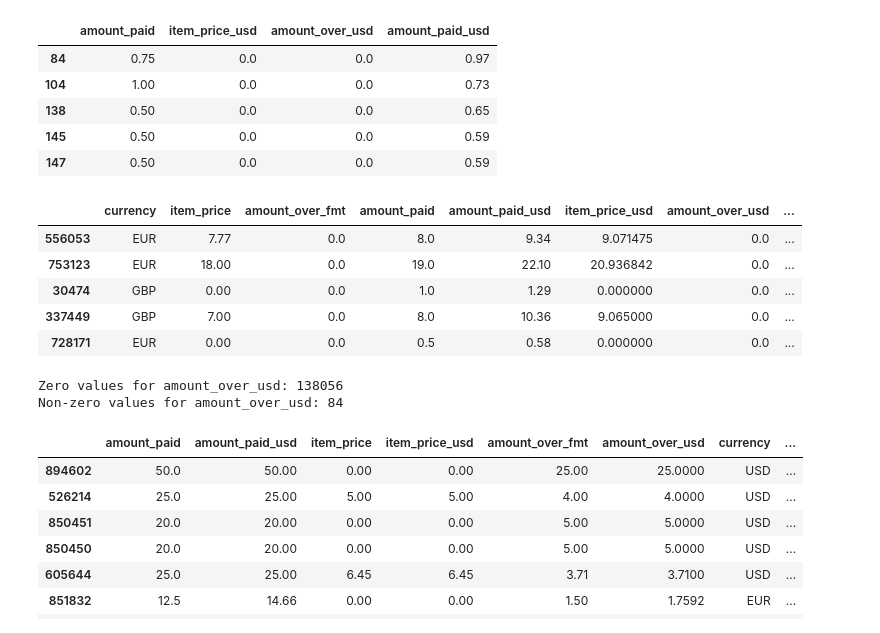
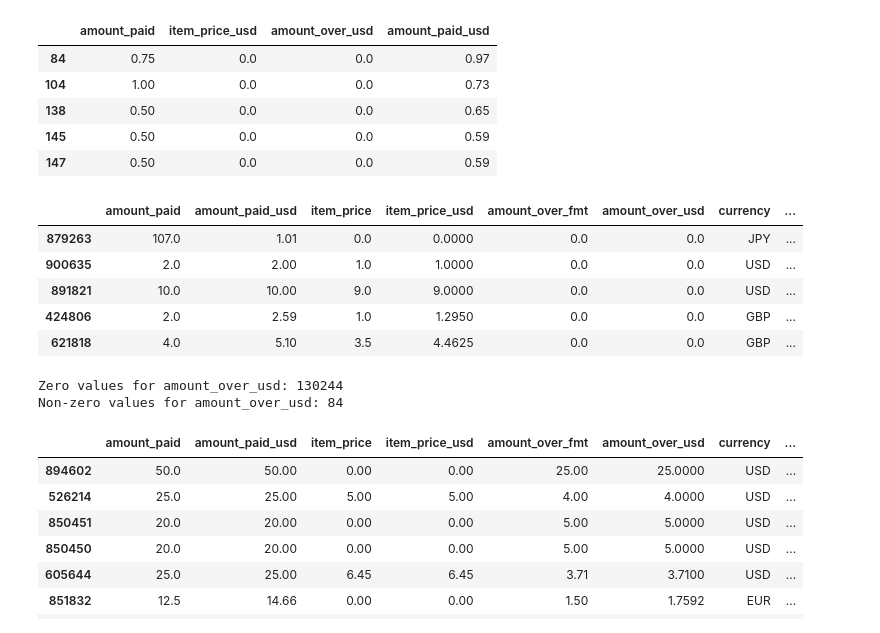
Before and after one commit to Funnear/midproject-bandcamp-insights, a Jupyter notebook: notebooks/2-1_EDA.ipynb, the cells around one changed output. Drawn from its saved outputs; the diff is of its cells as text; code cells hidden in the pictures.

Commit message:
EDA in progress. Analysing money data.

```diff
--- a/notebooks/2-1_EDA.ipynb
+++ b/notebooks/2-1_EDA.ipynb
@@ -412,7 +414,7 @@ Matching rows: 861860 / 1000000
 # verify that amount_paid = item_price + amount_over_fmt
 
 df["recomputed_paid"] = df["item_price_usd"] + df["amount_over_usd"]
-df["paid_diff"] = (df["amount_paid_usd"] - df["recomputed_paid"]).abs()
+df["paid_diff"] = (df["amount_paid_usd"] - df["recomputed_paid"])
 
 # Check how many are matching within a tolerance
 matching_rows = df["paid_diff"] < 0.05 # small rounding error allowed
@@ -471,14 +473,14 @@ mismatch_df[mismatch_df["amount_paid_usd"] < 1.0][["amount_paid", "item_price_us
 | 147 | 0.50 | 0.0 | 0.0 | 0.59 |
 # %%
 # Compare full rows to see examples of what’s wrong
-mismatch_df[["currency", "item_price", "amount_over_fmt", "amount_paid", "amount_paid_usd", "item_price_usd", "amount_over_usd", "recomputed_paid", "paid_diff"]].sample(5)
+mismatch_df[columns_money].sample(5)
 # %% [output]
-|  | currency | item_price | amount_over_fmt | amount_paid | amount_paid_usd | item_price_usd | amount_over_usd | ... |
-| 556053 | EUR | 7.77 | 0.0 | 8.0 | 9.34 | 9.071475 | 0.0 | ... |
-| 753123 | EUR | 18.00 | 0.0 | 19.0 | 22.10 | 20.936842 | 0.0 | ... |
-| 30474 | GBP | 0.00 | 0.0 | 1.0 | 1.29 | 0.000000 | 0.0 | ... |
-| 337449 | GBP | 7.00 | 0.0 | 8.0 | 10.36 | 9.065000 | 0.0 | ... |
-| 728171 | EUR | 0.00 | 0.0 | 0.5 | 0.58 | 0.000000 | 0.0 | ... |
+|  | amount_paid | amount_paid_usd | item_price | item_price_usd | amount_over_fmt | amount_over_usd | currency | ... |
+| 879263 | 107.0 | 1.01 | 0.0 | 0.0000 | 0.0 | 0.0 | JPY | ... |
+| 900635 | 2.0 | 2.00 | 1.0 | 1.0000 | 0.0 | 0.0 | USD | ... |
+| 891821 | 10.0 | 10.00 | 9.0 | 9.0000 | 0.0 | 0.0 | USD | ... |
+| 424806 | 2.0 | 2.59 | 1.0 | 1.2950 | 0.0 | 0.0 | GBP | ... |
+| 621818 | 4.0 | 5.10 | 3.5 | 4.4625 | 0.0 | 0.0 | GBP | ... |
 # %%
 # assumption: the amount_over_usd is zero for all mismatches
 
@@ -488,7 +490,7 @@ nonzero_count = (mismatch_df["amount_over_usd"] != 0).sum()
 print(f"Zero values for amount_over_usd: {zero_count}")
 print(f"Non-zero values for amount_over_usd: {nonzero_count}")
 # %% [output]
-Zero values for amount_over_usd: 138056
+Zero values for amount_over_usd: 130244
 Non-zero values for amount_over_usd: 84
 # %%
 # understand the data inconsistency for the worst cases
```
Also changed, not shown: parts of 22 cells of this notebook, 2 other files.
